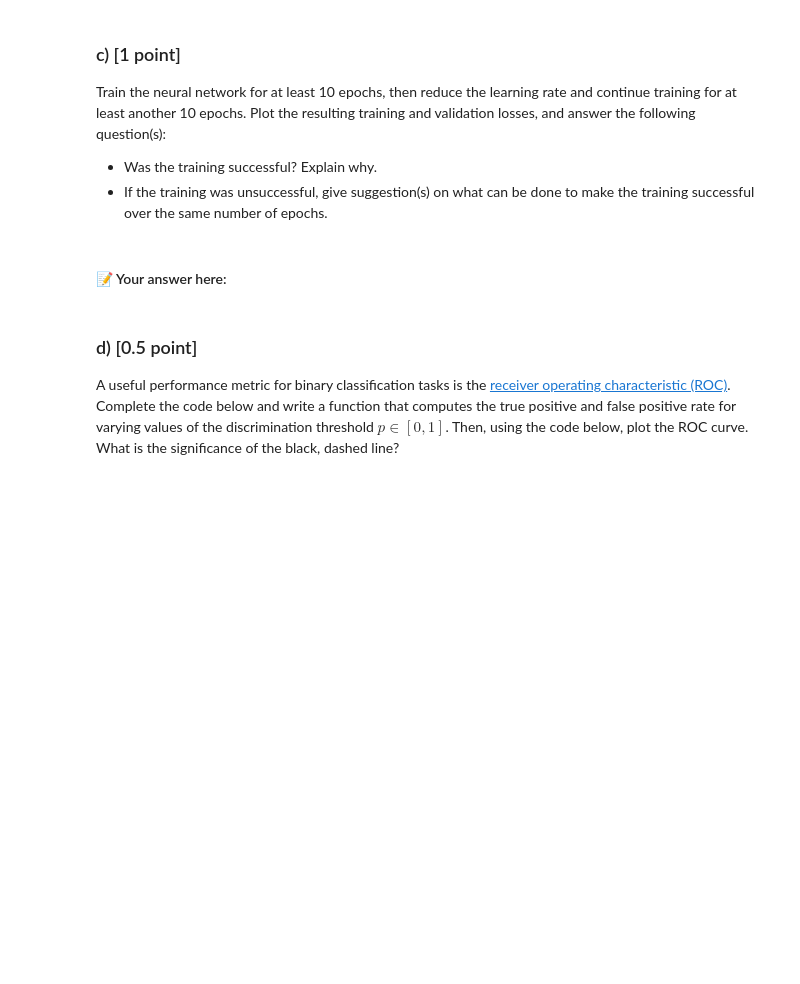
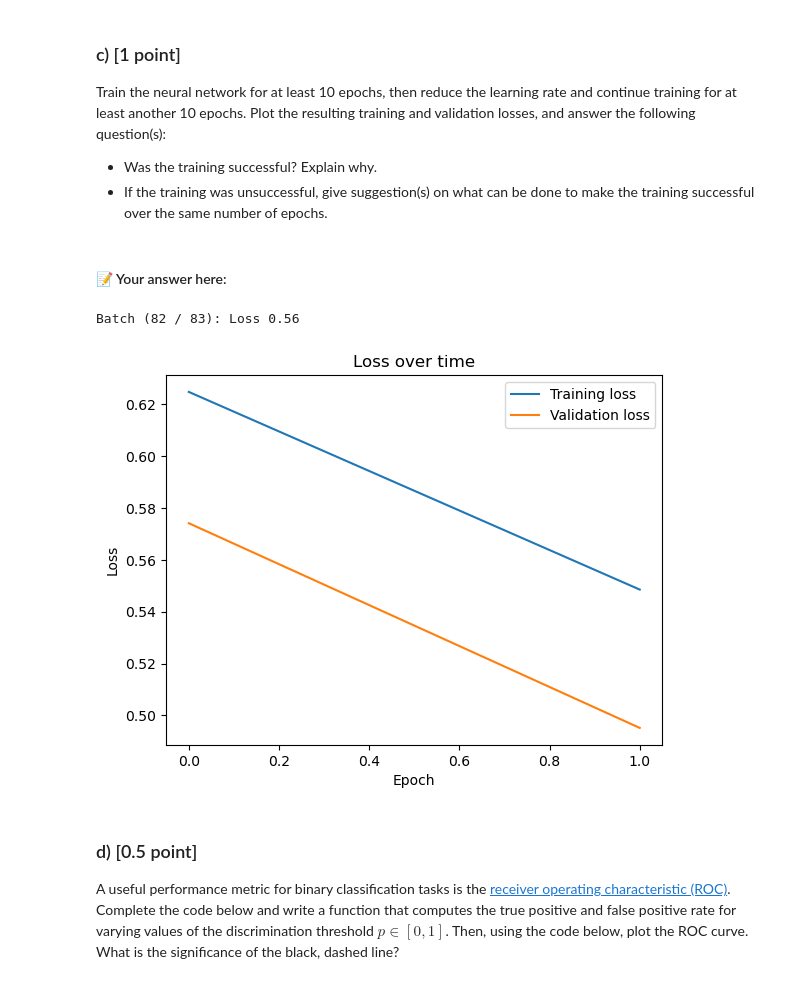
Before and after one commit to maximiliann97/TDA233-Algoritms-ML, a Jupyter notebook: HW3_2023.ipynb, the cells around one changed output. Drawn from its saved outputs; the diff is of its cells as text; code cells hidden in the pictures; blank space fills up the shorter version.

```diff
--- a/HW3_2023.ipynb
+++ b/HW3_2023.ipynb
@@ -805,3 +781,32 @@ fc_model = ...
+# %%
+import matplotlib.pyplot as plt
+
+input_features = 3*128*128
+width = 512
+model = FullyConnected(input_features, width)
+optimizer = GradientDescent(model.parameters(), learning_rate=0.05)
+nEpochs = 2
+
+train_list = []
+validation_list = []
+
+for epoch in range(nEpochs):
+    training_loss, validation_loss = train_epoch(training_loader_catsndogs, validation_loader_catsndogs, model, loss, optimizer, device)
+    if epoch==9:
+        optimizer = GradientDescent(model.parameters(), learning_rate=0.01)
+    train_list.append(training_loss)
+    validation_list.append(validation_loss)
+
+plt.plot(train_list)
+plt.plot(validation_list)
+plt.title('Loss over time')
+plt.legend(['Training loss', 'Validation loss'])
+plt.xlabel('Epoch')
+plt.ylabel('Loss')
+plt.show()
+# %% [output]
+Batch (82 / 83): Loss 0.56
+[figure, added]
 # %% [markdown]
 ### d) [0.5 point]
 
```
Also changed, not shown: parts of 7 cells of this notebook.
